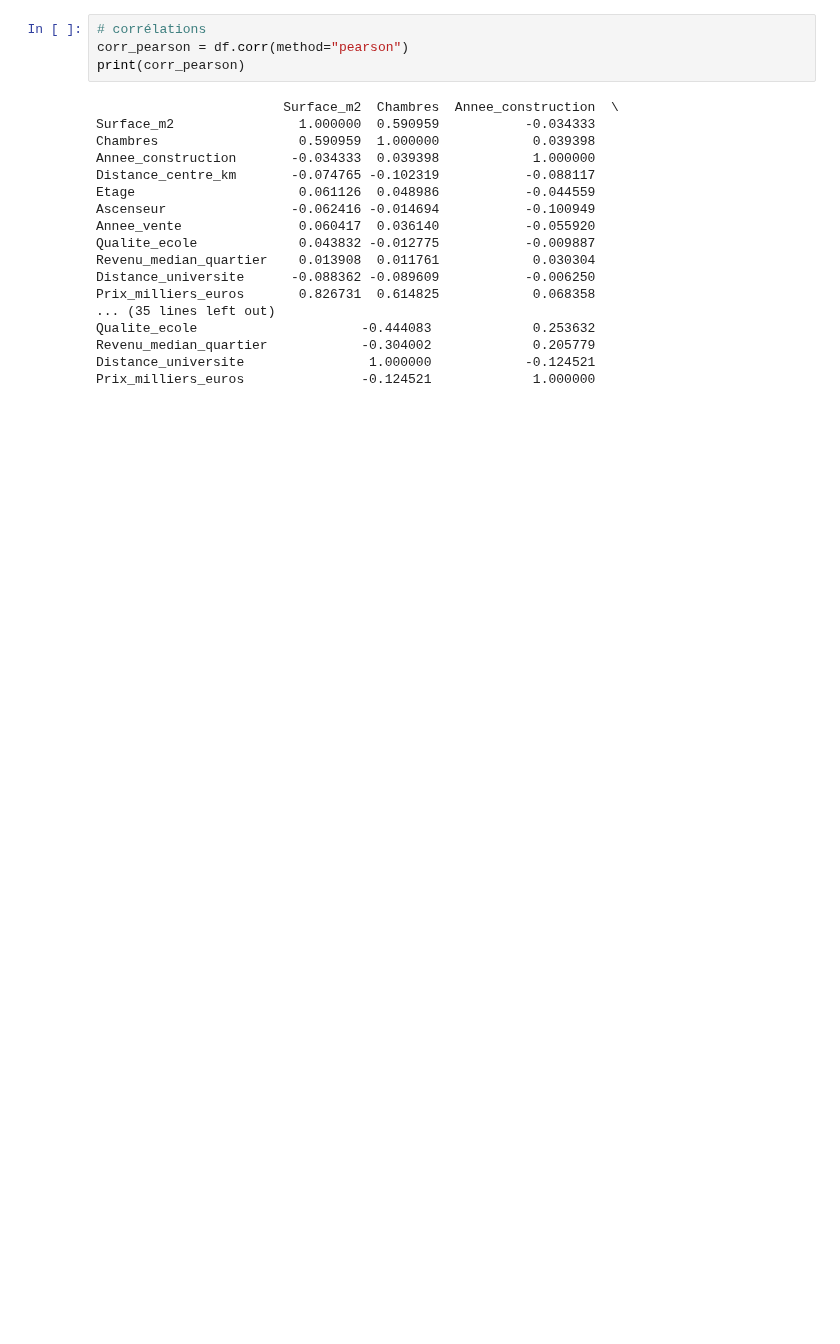
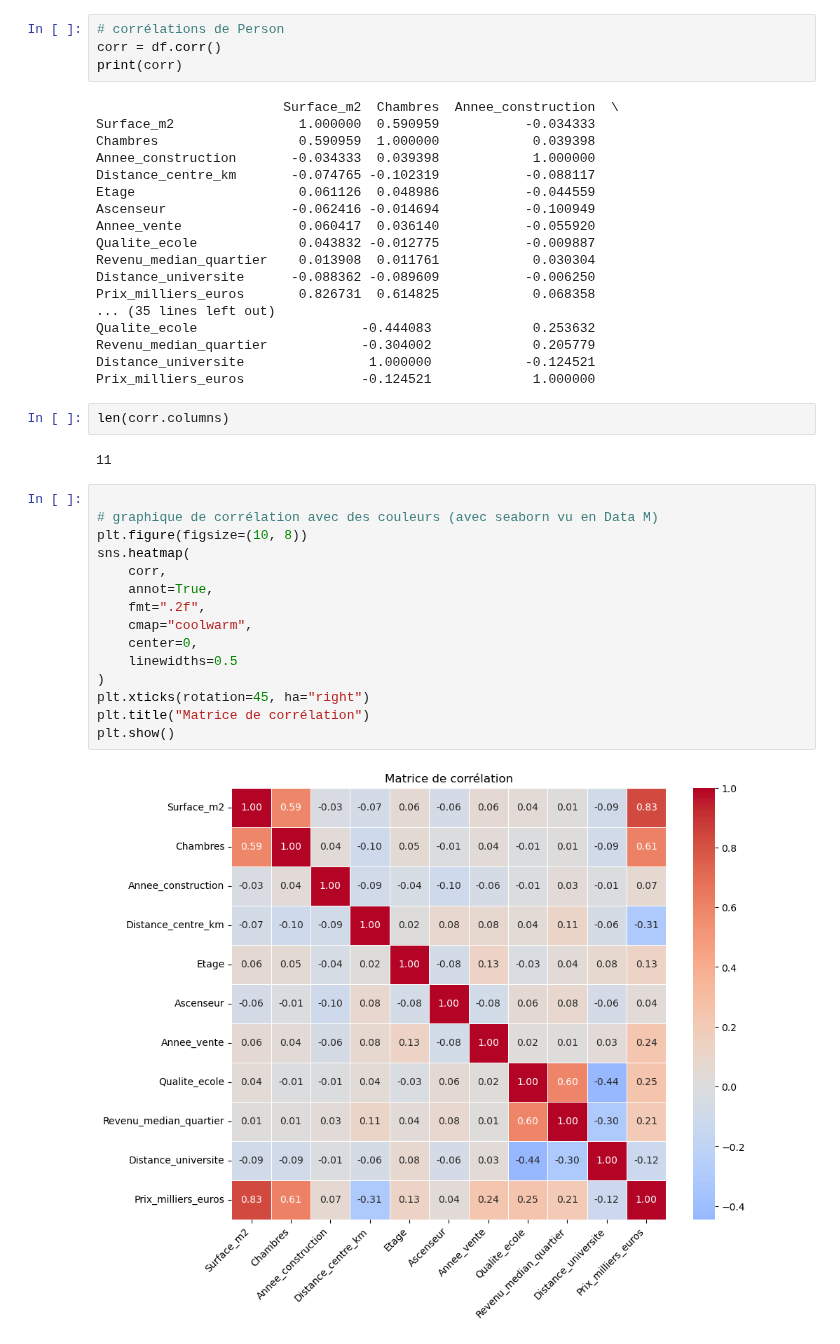
Before and after one commit to cmanell/Econometric-Project, a Jupyter notebook: src/traitement.ipynb, the cells around one changed output. Saved outputs shown, nothing was run; the diff lists cells and outputs as text; blank space fills up the shorter version.

```diff
--- a/src/traitement.ipynb
+++ b/src/traitement.ipynb
@@ -104,9 +112,9 @@ for i in range(fig_line):
 # %% [markdown]
 ### Corrélations
 # %%
-# corrélations
-corr_pearson = df.corr(method="pearson")
-print(corr_pearson)
+# corrélations de Person
+corr = df.corr()
+print(corr)
 # %% [output]
                         Surface_m2  Chambres  Annee_construction  \
 Surface_m2                1.000000  0.590959           -0.034333
@@ -125,3 +133,24 @@ Qualite_ecole                     -0.444083             0.253632
 Revenu_median_quartier            -0.304002             0.205779
 Distance_universite                1.000000            -0.124521
 Prix_milliers_euros               -0.124521             1.000000
+# %%
+len(corr.columns)
+# %% [output]
+11
+# %%
+
+# graphique de corrélation avec des couleurs (avec seaborn vu en Data M)
+plt.figure(figsize=(10, 8))
+sns.heatmap(
+    corr,
+    annot=True,
+    fmt=".2f",
+    cmap="coolwarm",
+    center=0,
+    linewidths=0.5
+)
+plt.xticks(rotation=45, ha="right")
+plt.title("Matrice de corrélation")
+plt.show()
+# %% [output]
+[figure, added]
```
Also changed, not shown: parts of 11 cells of this notebook.
